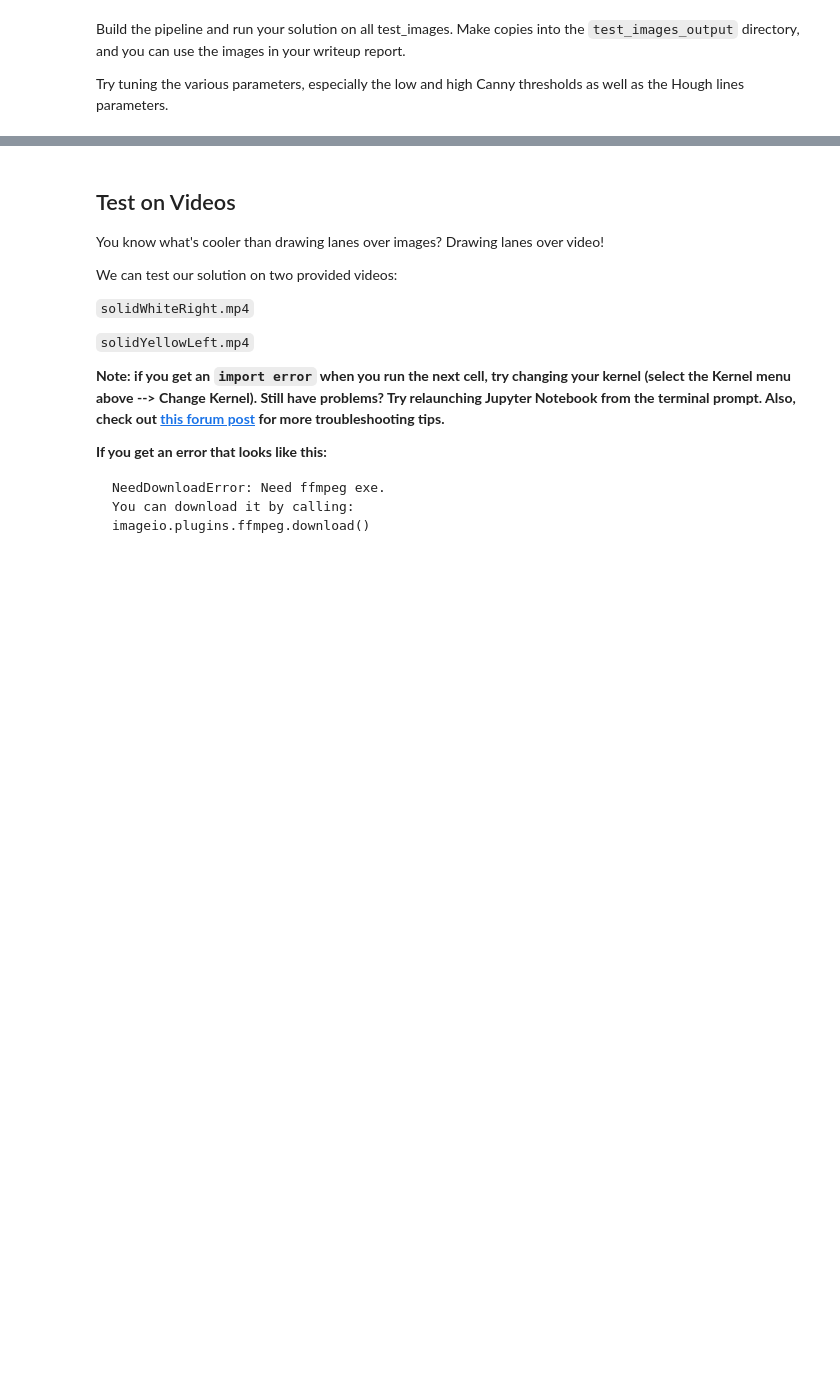
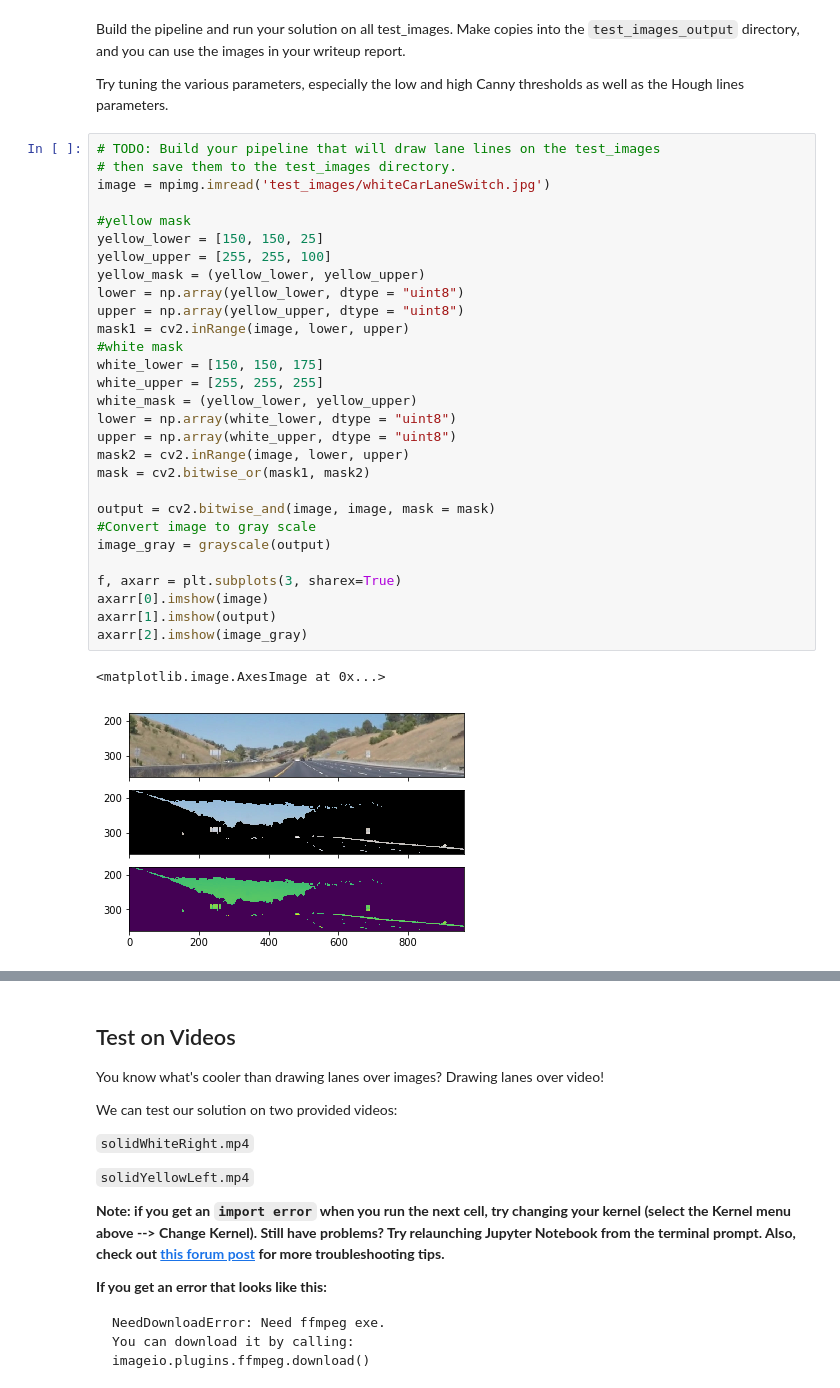
Before and after one commit to calvinhobbes119/Lanes-P1, a Jupyter notebook: P1.ipynb, the cells around one changed output, grey strips where cells are left out. Drawn from its saved outputs; the diff is of its cells as text; blank space fills up the shorter version.

```diff
--- a/P1.ipynb
+++ b/P1.ipynb
@@ -245,5 +253,37 @@ os.listdir("test_images/")
 Build the pipeline and run your solution on all test_images. Make copies into the `test_images_output` directory, and you can use the images in your writeup report.
 
 Try tuning the various parameters, especially the low and high Canny thresholds as well as the Hough lines parameters.
+# %%
+# TODO: Build your pipeline that will draw lane lines on the test_images
+# then save them to the test_images directory.
+image = mpimg.imread('test_images/whiteCarLaneSwitch.jpg')
+
+#yellow mask
+yellow_lower = [150, 150, 25]
+yellow_upper = [255, 255, 100]
+yellow_mask = (yellow_lower, yellow_upper)
+lower = np.array(yellow_lower, dtype = "uint8")
+upper = np.array(yellow_upper, dtype = "uint8")
+mask1 = cv2.inRange(image, lower, upper)
+#white mask
+white_lower = [150, 150, 175]
+white_upper = [255, 255, 255]
+white_mask = (yellow_lower, yellow_upper)
+lower = np.array(white_lower, dtype = "uint8")
+upper = np.array(white_upper, dtype = "uint8")
+mask2 = cv2.inRange(image, lower, upper)
+mask = cv2.bitwise_or(mask1, mask2)
+
+output = cv2.bitwise_and(image, image, mask = mask)
+#Convert image to gray scale
+image_gray = grayscale(output)
+
+f, axarr = plt.subplots(3, sharex=True)
+axarr[0].imshow(image)
+axarr[1].imshow(output)
+axarr[2].imshow(image_gray)
+# %% [output]
+<matplotlib.image.AxesImage at 0x...>
+[figure, added]
 # %%
 # TODO: Build your pipeline that will draw lane lines on the test_images
```
Also changed, not shown: parts of 8 cells of this notebook, 1 other file.
